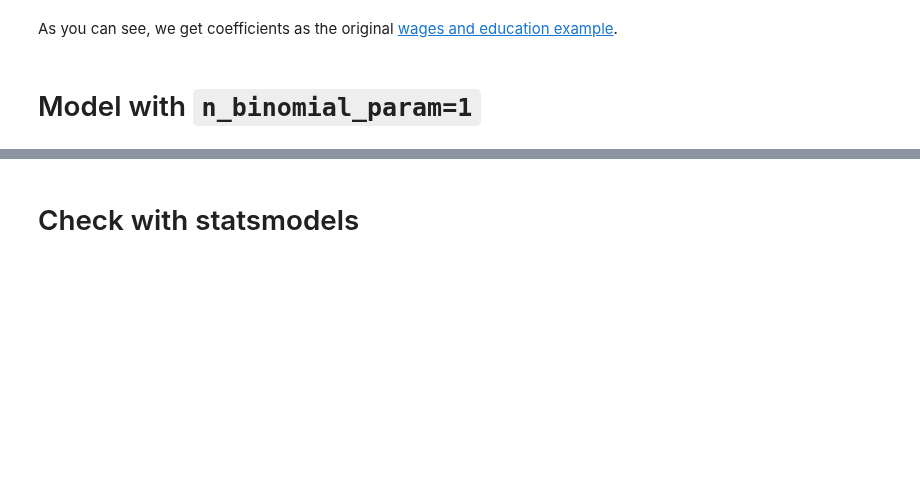
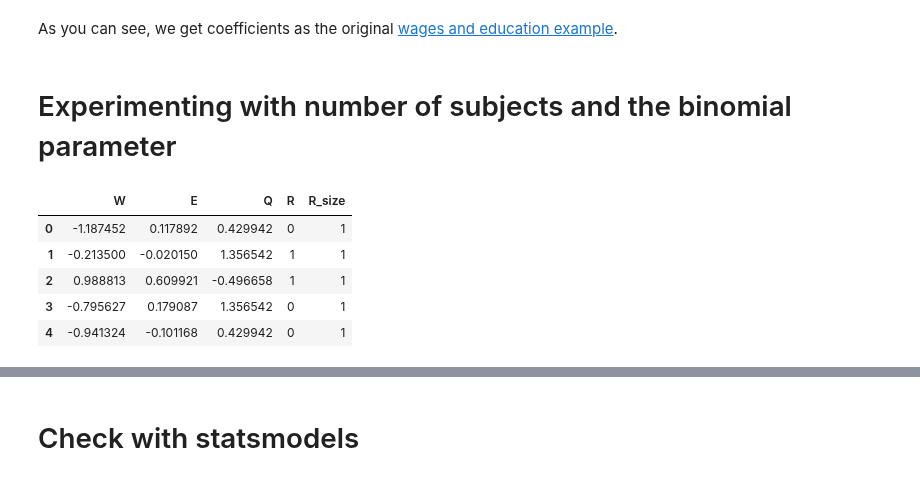
Before and after one commit to benslack19/benslack19.github.io, a Jupyter notebook: _posts_drafts/2024-06-11-iv-binary-outcome.ipynb, the cells around one changed output, grey strips where cells are left out. Cells and saved outputs as stored; diff of their text form; code cells hidden in the pictures; blank space fills up the shorter version.

Commit message:
add experiment block

```diff
--- a/_posts_drafts/2024-06-11-iv-binary-outcome.ipynb
+++ b/_posts_drafts/2024-06-11-iv-binary-outcome.ipynb
@@ -244,7 +223,12 @@ ax0.set_title("m14.6 with logistic link, using p")
-# %% [markdown]
-# Model with `n_binomial_param=1`
+# %% [markdown]
+# Experimenting with number of subjects and the binomial parameter
 # %%
-dat_sim_n1 = generate_data(num_subjects = 500, bEW_sim = 0, n_binomial_param = 1)
-
-
-dat_sim_n1.head()
+dat_sim_nsubj500_n1 = generate_data(num_subjects=500, n_binomial_param=1)
+dat_sim_nsubj500_n1.head()
+# %% [output]
+|  | W | E | Q | R | R_size |
+| 0 | -1.187452 | 0.117892 | 0.429942 | 0 | 1 |
+| 1 | -0.213500 | -0.020150 | 1.356542 | 1 | 1 |
+| 2 | 0.988813 | 0.609921 | -0.496658 | 1 | 1 |
+| 3 | -0.795627 | 0.179087 | 1.356542 | 0 | 1 |
+| 4 | -0.941324 | -0.101168 | 0.429942 | 0 | 1 |
```
Also changed, not shown: parts of 28 cells of this notebook.
